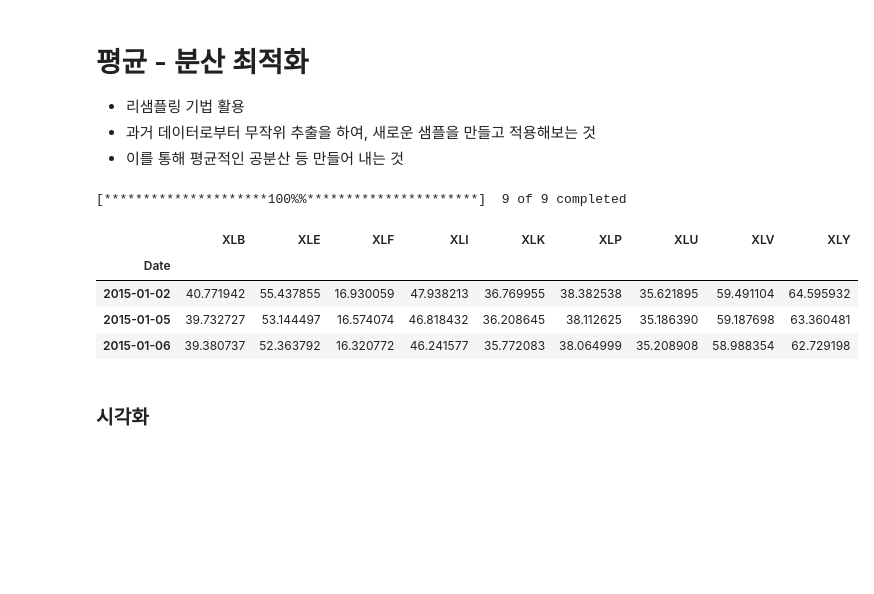
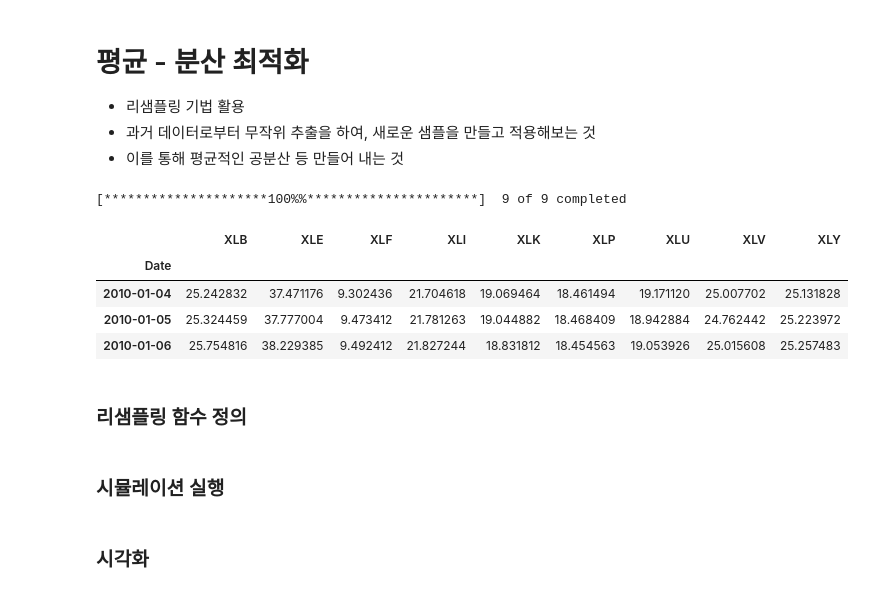
Before and after one commit to Leon-real/Finance-Quant-Study, a Jupyter notebook: Self_Study/quant_trading/jupyter/Mean_Variance_Optimization_Resampling.ipynb, the cells around one changed output. Drawn from its saved outputs; the diff is of its cells as text; code cells hidden in the pictures; blank space fills up the shorter version.

```diff
--- a/Self_Study/quant_trading/jupyter/Mean_Variance_Optimization_Resampling.ipynb
+++ b/Self_Study/quant_trading/jupyter/Mean_Variance_Optimization_Resampling.ipynb
@@ -13,20 +13,20 @@ import scipy.optimize as sco
 # %%
 # 티커 리스트 정의
 tickers = ['XLB','XLE','XLF','XLI','XLK','XLP','XLU','XLV','XLY']
 
 # 데이터 다운
 etf = yf.Tickers(tickers)
-data = etf.history(start="2015-01-01", actions=False)
+data = etf.history(start="2010-01-01", actions=False)
 
 data = data['Close']
 data.head(3)
 # %% [output]
 [*********************100%%**********************]  9 of 9 completed
 |  | XLB | XLE | XLF | XLI | XLK | XLP | XLU | XLV | XLY |
 | Date |  |  |  |  |  |  |  |  |  |
-| 2015-01-02 | 40.771942 | 55.437855 | 16.930059 | 47.938213 | 36.769955 | 38.382538 | 35.621895 | 59.491104 | 64.595932 |
-| 2015-01-05 | 39.732727 | 53.144497 | 16.574074 | 46.818432 | 36.208645 | 38.112625 | 35.186390 | 59.187698 | 63.360481 |
-| 2015-01-06 | 39.380737 | 52.363792 | 16.320772 | 46.241577 | 35.772083 | 38.064999 | 35.208908 | 58.988354 | 62.729198 |
+| 2010-01-04 | 25.242832 | 37.471176 | 9.302436 | 21.704618 | 19.069464 | 18.461494 | 19.171120 | 25.007702 | 25.131828 |
+| 2010-01-05 | 25.324459 | 37.777004 | 9.473412 | 21.781263 | 19.044882 | 18.468409 | 18.942884 | 24.762442 | 25.223972 |
+| 2010-01-06 | 25.754816 | 38.229385 | 9.492412 | 21.827244 | 18.831812 | 18.454563 | 19.053926 | 25.015608 | 25.257483 |
 # %%
 # 일별 수익률
 rets = data.pct_change().fillna(0)
@@ -36,5 +36,7 @@ ret_vec = rets.mean() * 252
 
 # 공분산 행렬
 cov_mat = rets.cov() * 252
+# %% [markdown]
+### 리샘플링 함수 정의
 # %%
 # 효율적 경계선 리샘플링 함수
@@ -110,6 +116,8 @@ def resampled_efficient_frontier(ret_vec, cov_mat, size=252, N_path=50, N_point=
     tvols = np.array(tvols)
 
     return trets, tvols
+# %% [markdown]
+### 시뮬레이션 실행
 # %%
 # 리샘플링 O
 new_trets, new_tvols = resampled_efficient_frontier(ret_vec, cov_mat)
```
Also changed, not shown: parts of 2 cells of this notebook.
